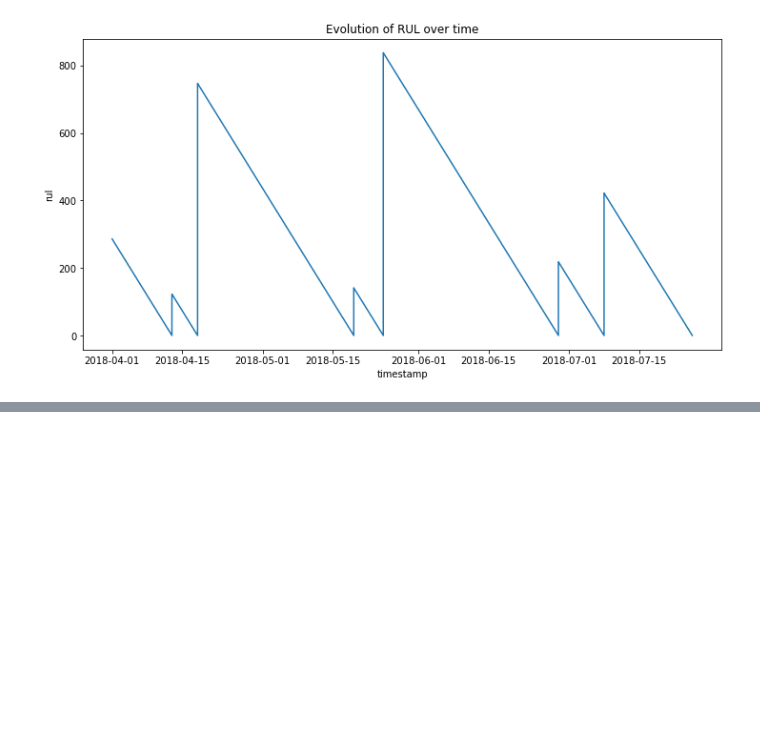
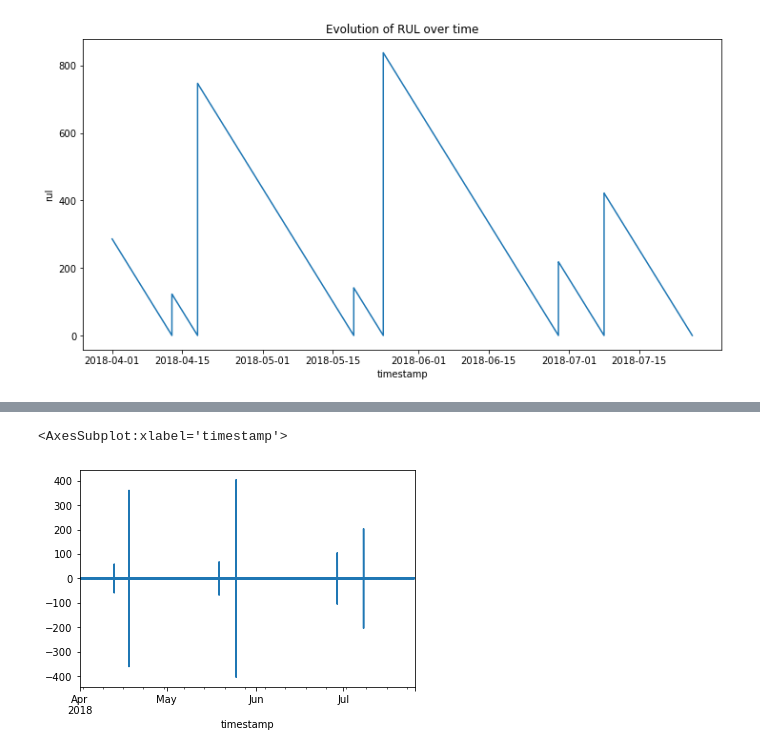
Before and after one commit to dalila-ahemed/waterpump-predictive-maintenance, a Jupyter notebook: EDA.ipynb, the cells around one changed output, grey strips where cells are left out. Cells and saved outputs as stored; diff of their text form; code cells hidden in the pictures; blank space fills up the shorter version.

```diff
--- a/EDA.ipynb
+++ b/EDA.ipynb
@@ -162,0 +208,5 @@ sns.lineplot(x="timestamp", y="rul", data=df)
+# %%
+residual.plot()
+# %% [output]
+<AxesSubplot:xlabel='timestamp'>
+[figure, added]
```
Also changed, not shown: parts of 15 cells of this notebook.
